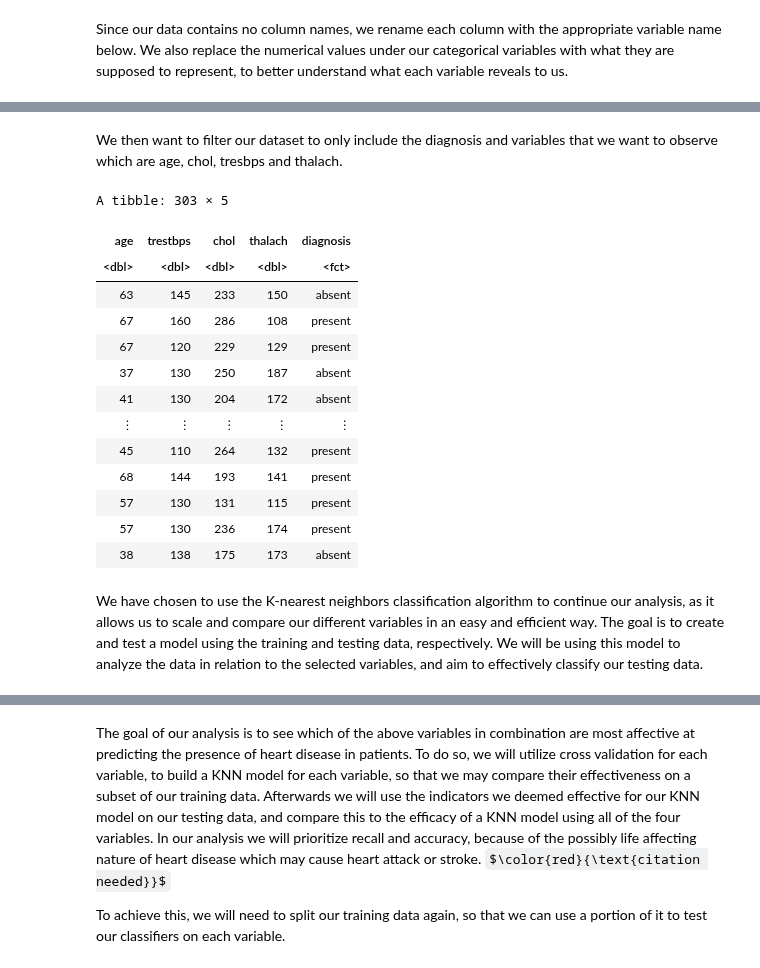
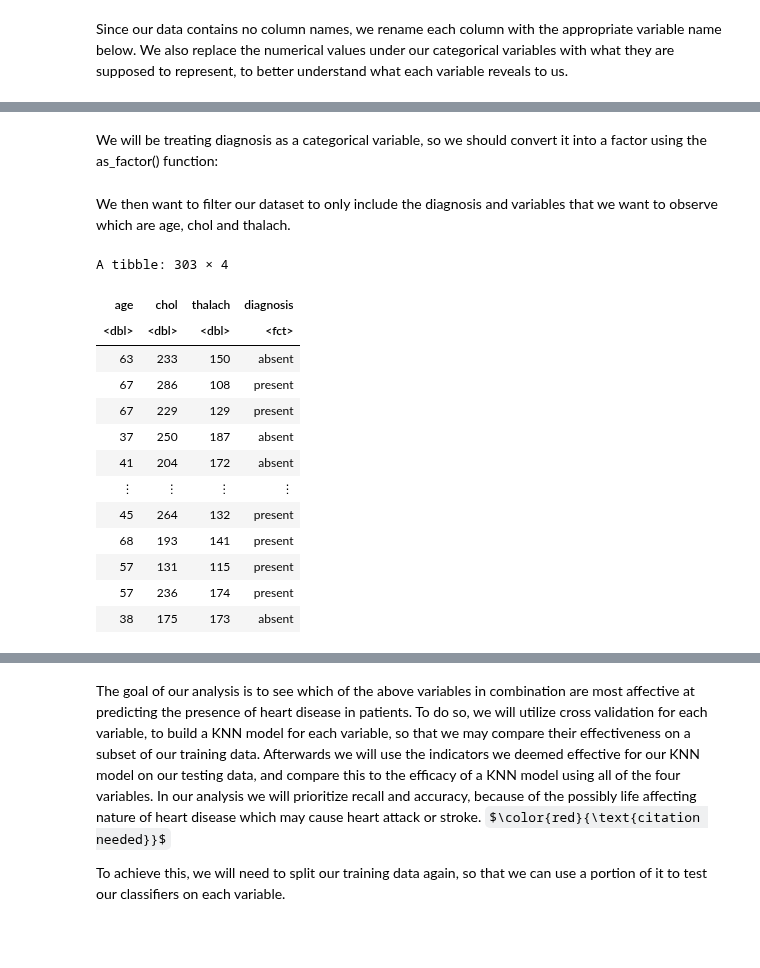
Before and after one commit to Nitro-87/Group-2-Project-Proposal, a Jupyter notebook: Project-Report.ipynb, the cells around one changed output, grey strips where cells are left out. Saved outputs shown, nothing was run; the diff lists cells and outputs as text; code cells hidden in the pictures; some formulas as TeX source; blank space fills up the shorter version.

```diff
--- a/Project-Report.ipynb
+++ b/Project-Report.ipynb
@@ -156,25 +178,28 @@ $ slope           <fct> 6.0, 3.0, 7.0, 3.0, 3.0, 3.0, 3.0, 3.0, 7.0, 7.0, 6.0,
 $ ca              <chr> "0.0", "3.0", "2.0", "0.0", "0.0", "0.0", "2.0", "0.0"…
 $ thal            <fct> fixed defect, normal, reversible defect, normal, norma…
 $ diagnosis       <fct> absent, present, present, absent, absent, absent, pres…
+# %% [markdown]
+We will be treating diagnosis as a categorical variable, so we should convert it into a factor using the as_factor() function:
+# %%
+cleveland_data <- cleveland_data |>
+        mutate(diagnisis = as_factor(diagnosis))
 # %% [markdown]
-We then want to filter our dataset to only include the diagnosis and variables that we want to observe which are age, chol, tresbps and thalach.
+We then want to filter our dataset to only include the diagnosis and variables that we want to observe which are age, chol and thalach.
 # %%
-cleveland_data_select <- select(cleveland_data, age, trestbps, chol, thalach, diagnosis)
+cleveland_data_select <- select(cleveland_data, age, chol, thalach, diagnosis)
 cleveland_data_select
 # %% [output]
-A tibble: 303 × 5
+A tibble: 303 × 4
-| age | trestbps | chol | thalach | diagnosis |
-| <dbl> | <dbl> | <dbl> | <dbl> | <fct> |
-| 63 | 145 | 233 | 150 | absent |
-| 67 | 160 | 286 | 108 | present |
-| 67 | 120 | 229 | 129 | present |
-| 37 | 130 | 250 | 187 | absent |
-| 41 | 130 | 204 | 172 | absent |
-| ⋮ | ⋮ | ⋮ | ⋮ | ⋮ |
-| 45 | 110 | 264 | 132 | present |
-| 68 | 144 | 193 | 141 | present |
-| 57 | 130 | 131 | 115 | present |
-| 57 | 130 | 236 | 174 | present |
-| 38 | 138 | 175 | 173 | absent |
+| age | chol | thalach | diagnosis |
+| <dbl> | <dbl> | <dbl> | <fct> |
+| 63 | 233 | 150 | absent |
+| 67 | 286 | 108 | present |
+| 67 | 229 | 129 | present |
+| 37 | 250 | 187 | absent |
+| 41 | 204 | 172 | absent |
+| ⋮ | ⋮ | ⋮ | ⋮ |
+| 45 | 264 | 132 | present |
+| 68 | 193 | 141 | present |
+| 57 | 131 | 115 | present |
+| 57 | 236 | 174 | present |
+| 38 | 175 | 173 | absent |
-# %% [markdown]
-We have chosen to use the K-nearest neighbors classification algorithm to continue our analysis, as it allows us to scale and compare our different variables in an easy and efficient way. The goal is to create and test a model using the training and testing data, respectively. We will be using this model to analyze the data in relation to the selected variables, and aim to effectively classify our testing data.
```
Also changed, not shown: parts of 16 cells of this notebook.
